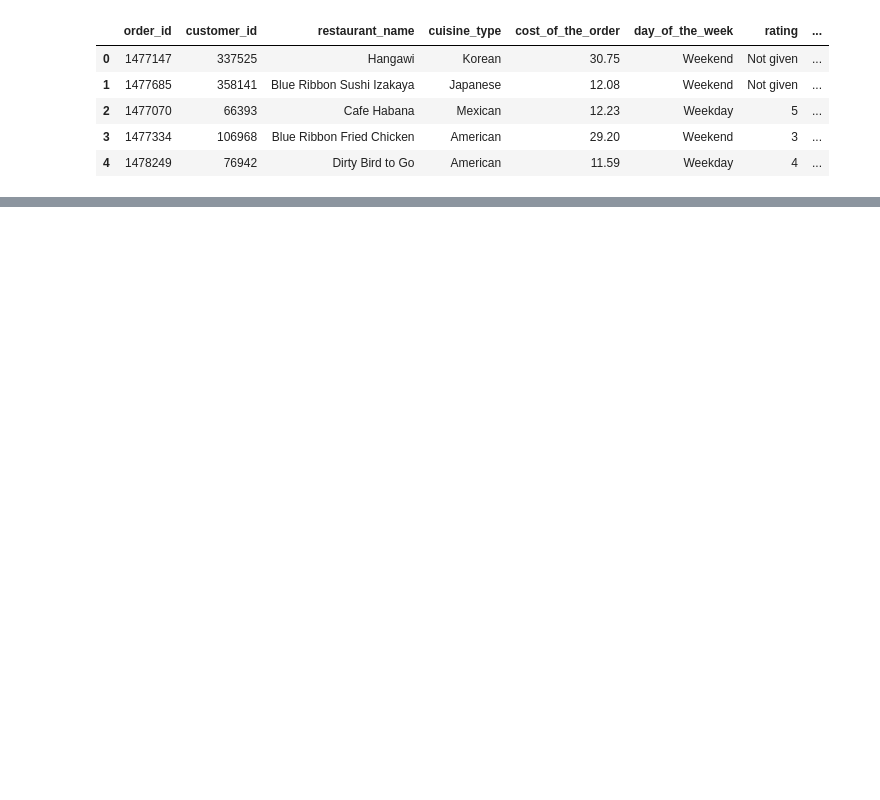
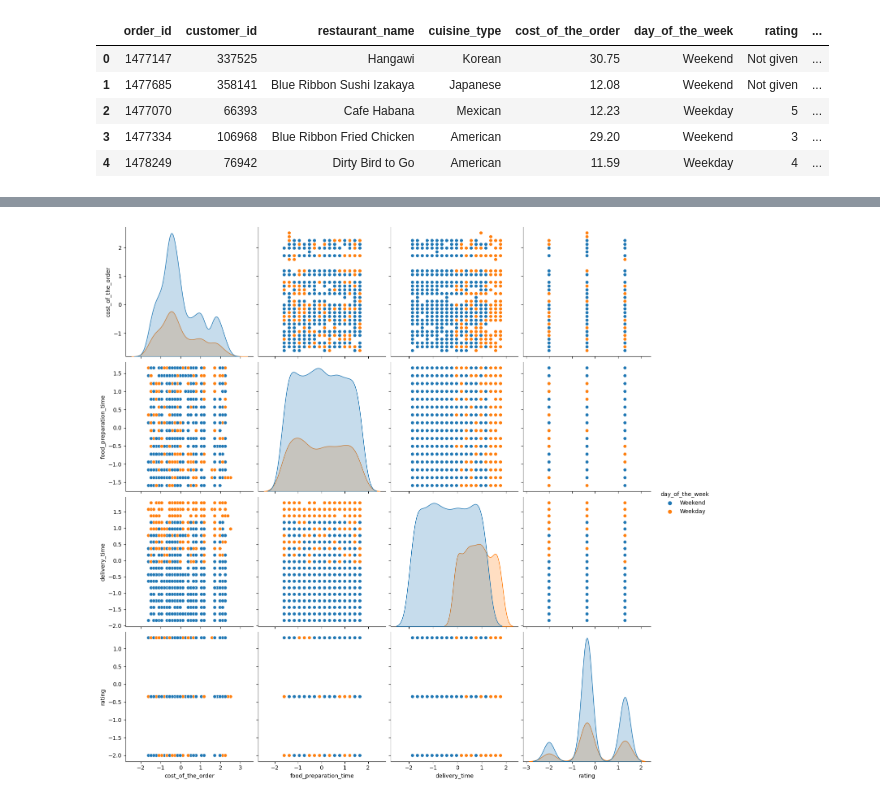
Before and after one commit to ViniciusPolo/pi5_fatec, a Jupyter notebook: machineLearning/preProcessamentoBaseNY.ipynb, the cells around one changed output, grey strips where cells are left out. Saved outputs shown, nothing was run; the diff lists cells and outputs as text; code cells hidden in the pictures; blank space fills up the shorter version.

```diff
--- a/machineLearning/preProcessamentoBaseNY.ipynb
+++ b/machineLearning/preProcessamentoBaseNY.ipynb
@@ -49,0 +245,8 @@ max        33.000000
+# %%
+# matriz de gráficos scatter
+sns.pairplot(orders, hue='day_of_the_week', height=3.5);
+
+# mostra o gráfico usando a função show() da matplotlib
+plt.show()
+# %% [output]
+[figure, added]
```
Also changed, not shown: parts of 29 cells of this notebook.
